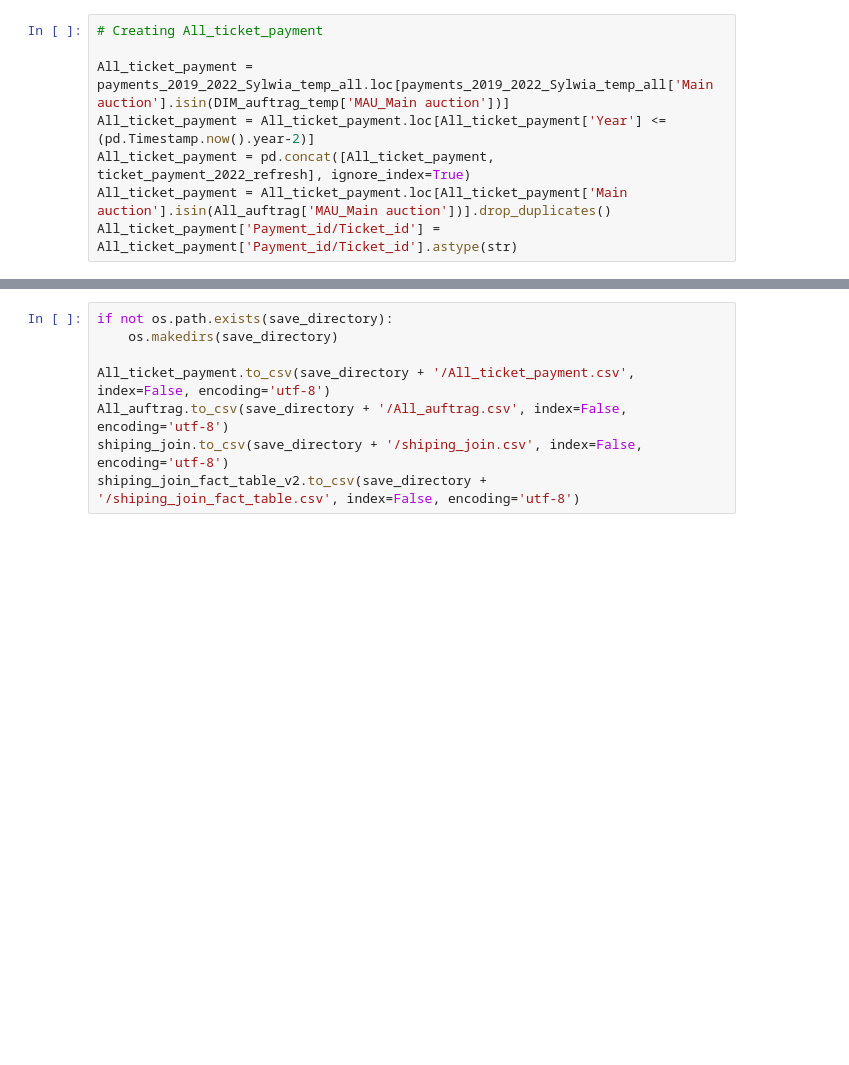
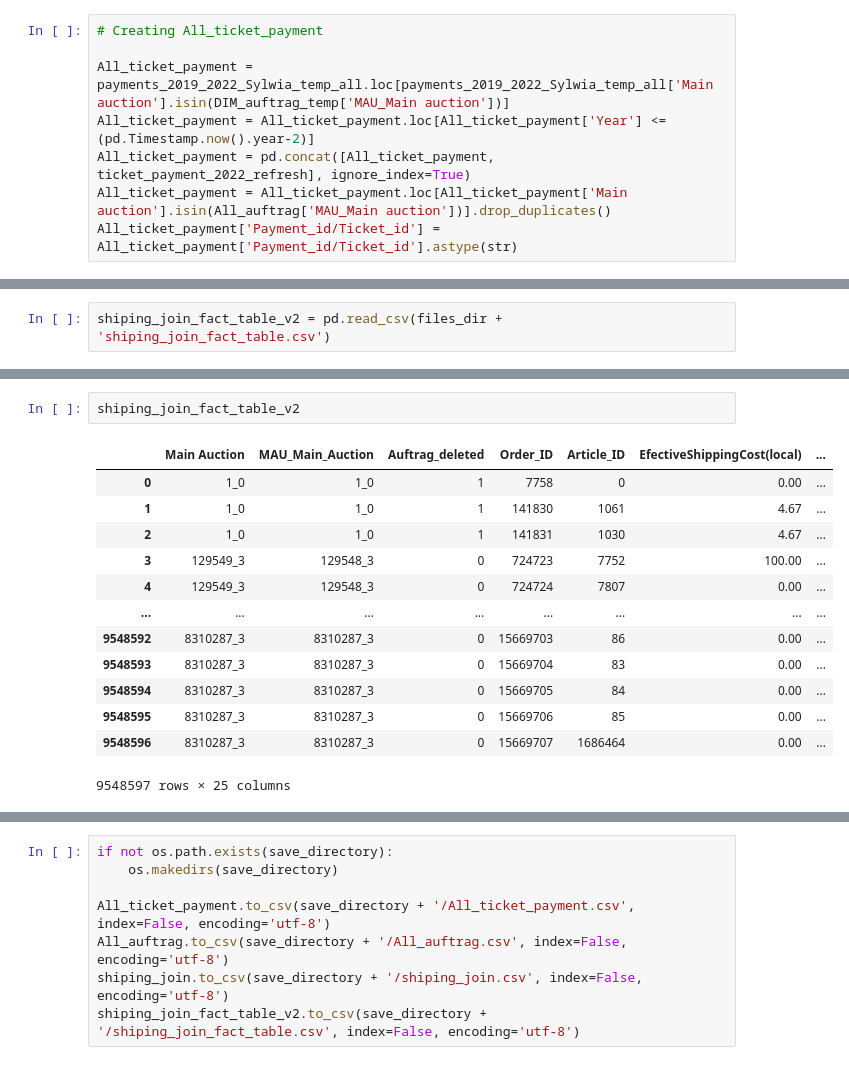
Before and after one commit to rpapierkowski/Python, a Jupyter notebook: 063_Revenue recognition report_script.ipynb, the cells around one changed output, grey strips where cells are left out. Drawn from its saved outputs; the diff is of its cells as text; blank space fills up the shorter version.

```diff
--- a/063_Revenue recognition report_script.ipynb
+++ b/063_Revenue recognition report_script.ipynb
@@ -352,0 +405,2 @@ All_ticket_payment['Payment_id/Ticket_id'] = All_ticket_payment['Payment_id/Tick
+# %%
+shiping_join_fact_table_v2 = pd.read_csv(files_dir + 'shiping_join_fact_table.csv')
@@ -352,0 +501,16 @@ All_ticket_payment['Payment_id/Ticket_id'] = All_ticket_payment['Payment_id/Tick
+# %%
+shiping_join_fact_table_v2
+# %% [output]
+|  | Main Auction | MAU_Main_Auction | Auftrag_deleted | Order_ID | Article_ID | EfectiveShippingCost(local) | ... |
+| 0 | 1_0 | 1_0 | 1 | 7758 | 0 | 0.00 | ... |
+| 1 | 1_0 | 1_0 | 1 | 141830 | 1061 | 4.67 | ... |
+| 2 | 1_0 | 1_0 | 1 | 141831 | 1030 | 4.67 | ... |
+| 3 | 129549_3 | 129548_3 | 0 | 724723 | 7752 | 100.00 | ... |
+| 4 | 129549_3 | 129548_3 | 0 | 724724 | 7807 | 0.00 | ... |
+| ... | ... | ... | ... | ... | ... | ... | ... |
+| 9548592 | 8310287_3 | 8310287_3 | 0 | 15669703 | 86 | 0.00 | ... |
+| 9548593 | 8310287_3 | 8310287_3 | 0 | 15669704 | 83 | 0.00 | ... |
+| 9548594 | 8310287_3 | 8310287_3 | 0 | 15669705 | 84 | 0.00 | ... |
+| 9548595 | 8310287_3 | 8310287_3 | 0 | 15669706 | 85 | 0.00 | ... |
+| 9548596 | 8310287_3 | 8310287_3 | 0 | 15669707 | 1686464 | 0.00 | ... |
+9548597 rows × 25 columns
```
Also changed, not shown: parts of 38 cells of this notebook.
